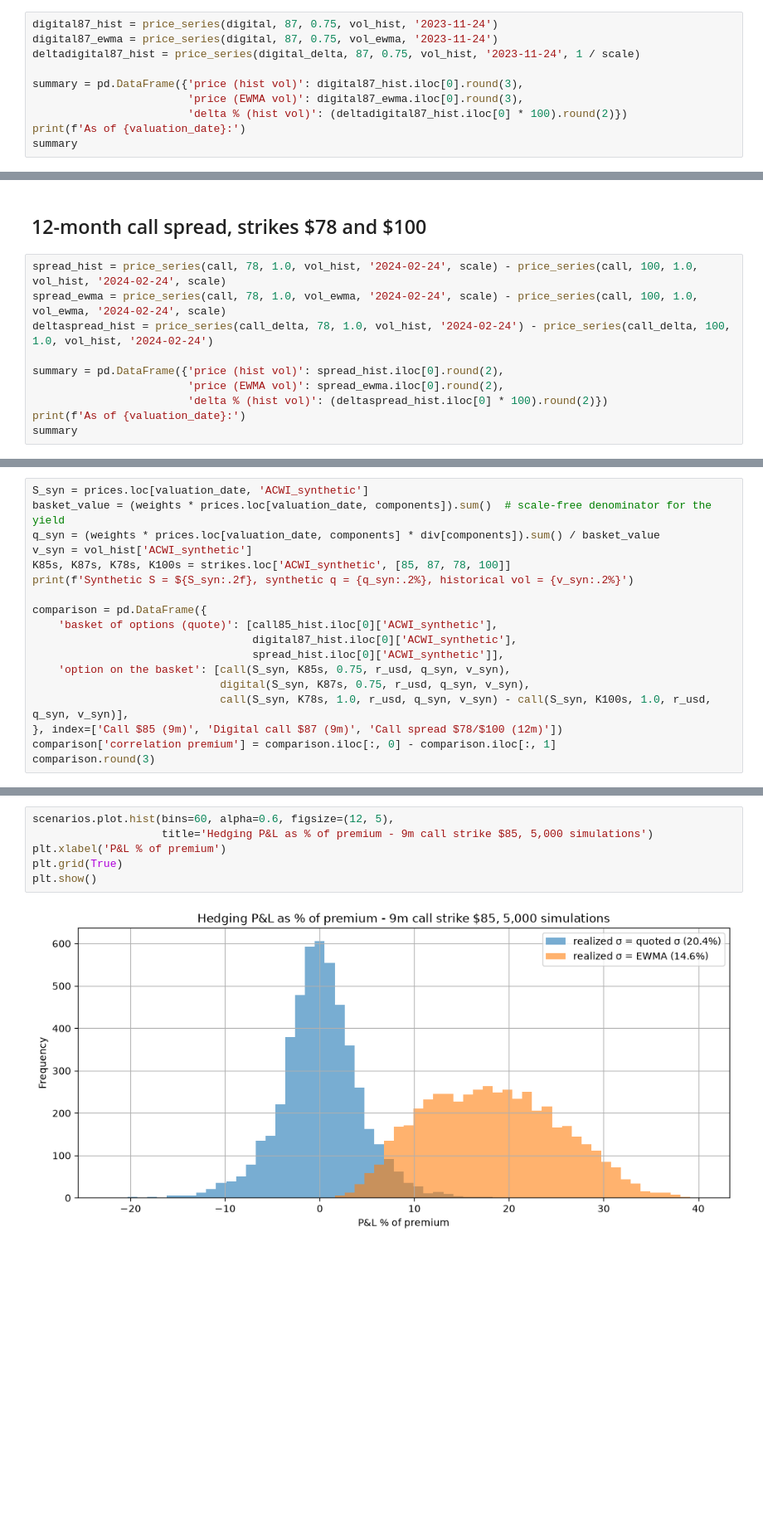
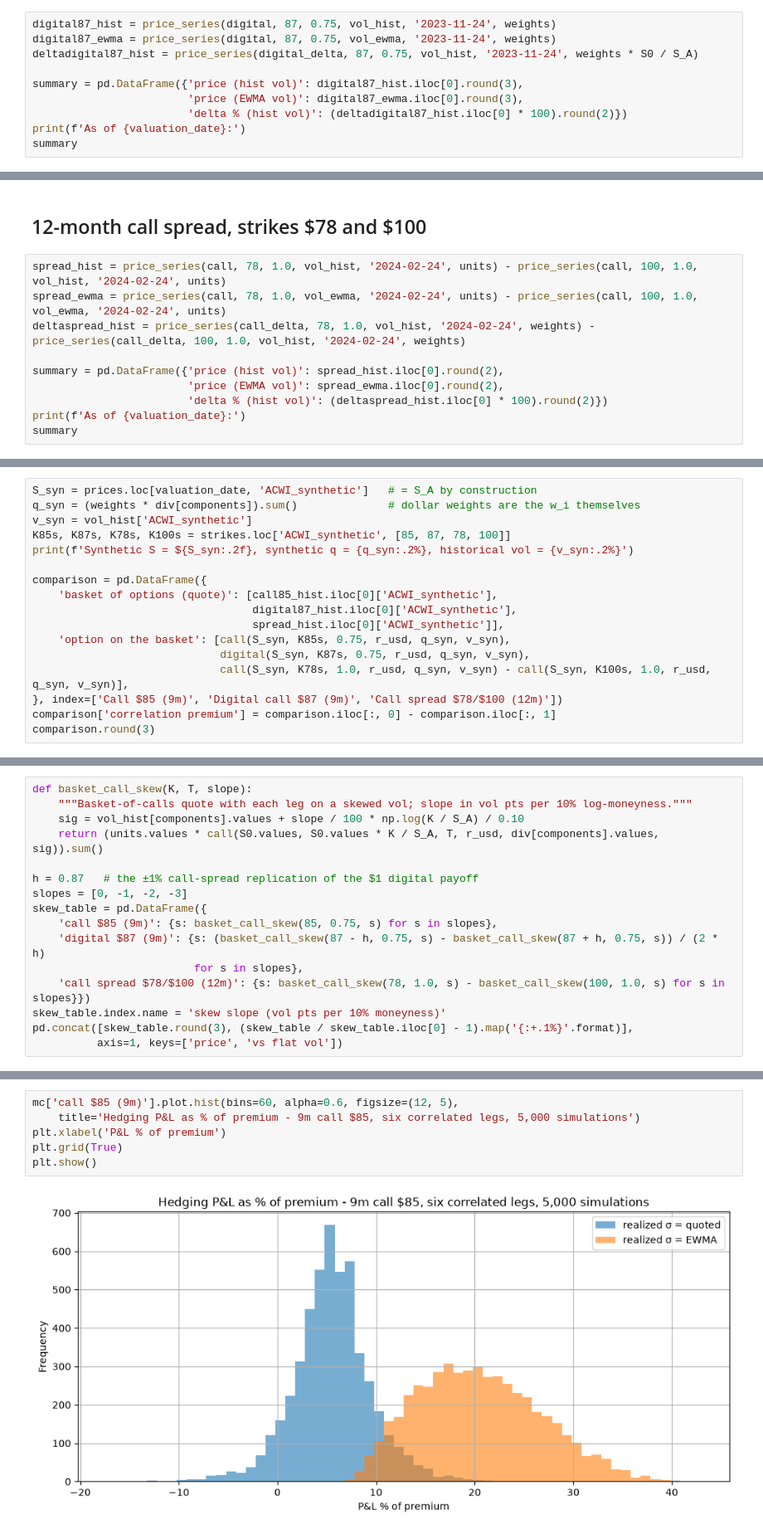
Before and after one commit to Aldo10F/acwi-synthetic-options, a Jupyter notebook: acwi_synthetic_options.ipynb, the cells around one changed output, grey strips where cells are left out. Shown at 83% size. Saved outputs shown, nothing was run; the diff lists cells and outputs as text; blank space fills up the shorter version.

Commit message:
Fix replication basket to dollar weights (was 94% IVV by value); add multivariate MC realizing the correlation premium, skew sensitivity, no-arbitrage guards, and CI bands on backtest P&L.

```diff
--- a/acwi_synthetic_options.ipynb
+++ b/acwi_synthetic_options.ipynb
@@ -429,9 +462,9 @@ plt.show()
 # %% [markdown]
 ## 9-month digital call, strike \$87
 # %%
-digital87_hist = price_series(digital, 87, 0.75, vol_hist, '2023-11-24')
-digital87_ewma = price_series(digital, 87, 0.75, vol_ewma, '2023-11-24')
-deltadigital87_hist = price_series(digital_delta, 87, 0.75, vol_hist, '2023-11-24', 1 / scale)
+digital87_hist = price_series(digital, 87, 0.75, vol_hist, '2023-11-24', weights)
+digital87_ewma = price_series(digital, 87, 0.75, vol_ewma, '2023-11-24', weights)
+deltadigital87_hist = price_series(digital_delta, 87, 0.75, vol_hist, '2023-11-24', weights * S0 / S_A)
 
 summary = pd.DataFrame({'price (hist vol)': digital87_hist.iloc[0].round(3),
                         'price (EWMA vol)': digital87_ewma.iloc[0].round(3),
@@ -462,9 +495,9 @@ plt.show()
 # %% [markdown]
 ## 12-month call spread, strikes \$78 and \$100
 # %%
-spread_hist = price_series(call, 78, 1.0, vol_hist, '2024-02-24', scale) - price_series(call, 100, 1.0, vol_hist, '2024-02-24', scale)
-spread_ewma = price_series(call, 78, 1.0, vol_ewma, '2024-02-24', scale) - price_series(call, 100, 1.0, vol_ewma, '2024-02-24', scale)
-deltaspread_hist = price_series(call_delta, 78, 1.0, vol_hist, '2024-02-24') - price_series(call_delta, 100, 1.0, vol_hist, '2024-02-24')
+spread_hist = price_series(call, 78, 1.0, vol_hist, '2024-02-24', units) - price_series(call, 100, 1.0, vol_hist, '2024-02-24', units)
+spread_ewma = price_series(call, 78, 1.0, vol_ewma, '2024-02-24', units) - price_series(call, 100, 1.0, vol_ewma, '2024-02-24', units)
+deltaspread_hist = price_series(call_delta, 78, 1.0, vol_hist, '2024-02-24', weights) - price_series(call_delta, 100, 1.0, vol_hist, '2024-02-24', weights)
 
 summary = pd.DataFrame({'price (hist vol)': spread_hist.iloc[0].round(2),
                         'price (EWMA vol)': spread_ewma.iloc[0].round(2),
@@ -499,9 +576,8 @@ A linear combination of options is not an option on the linear combination. For
 
 To quantify it, each option is priced directly on the synthetic index, with its own volatility and dividend yield, and the implied volatility is extracted from the basket quote.
 # %%
-S_syn = prices.loc[valuation_date, 'ACWI_synthetic']
-basket_value = (weights * prices.loc[valuation_date, components]).sum()  # scale-free denominator for the yield
-q_syn = (weights * prices.loc[valuation_date, components] * div[components]).sum() / basket_value
+S_syn = prices.loc[valuation_date, 'ACWI_synthetic']   # = S_A by construction
+q_syn = (weights * div[components]).sum()              # dollar weights are the w_i themselves
 v_syn = vol_hist['ACWI_synthetic']
 K85s, K87s, K78s, K100s = strikes.loc['ACWI_synthetic', [85, 87, 78, 100]]
 print(f'Synthetic S = ${S_syn:.2f}, synthetic q = {q_syn:.2%}, historical vol = {v_syn:.2%}')
@@ -532,0 +615,16 @@ Historical volatility of the synthetic index:   20.41%
+# %%
+def basket_call_skew(K, T, slope):
+    """Basket-of-calls quote with each leg on a skewed vol; slope in vol pts per 10% log-moneyness."""
+    sig = vol_hist[components].values + slope / 100 * np.log(K / S_A) / 0.10
+    return (units.values * call(S0.values, S0.values * K / S_A, T, r_usd, div[components].values, sig)).sum()
+
+h = 0.87   # the ±1% call-spread replication of the $1 digital payoff
+slopes = [0, -1, -2, -3]
+skew_table = pd.DataFrame({
+    'call $85 (9m)': {s: basket_call_skew(85, 0.75, s) for s in slopes},
+    'digital $87 (9m)': {s: (basket_call_skew(87 - h, 0.75, s) - basket_call_skew(87 + h, 0.75, s)) / (2 * h)
+                         for s in slopes},
+    'call spread $78/$100 (12m)': {s: basket_call_skew(78, 1.0, s) - basket_call_skew(100, 1.0, s) for s in slopes}})
+skew_table.index.name = 'skew slope (vol pts per 10% moneyness)'
+pd.concat([skew_table.round(3), (skew_table / skew_table.iloc[0] - 1).map('{:+.1%}'.format)],
+          axis=1, keys=['price', 'vs flat vol'])
@@ -610,8 +738,8 @@ scenarios.describe(percentiles=[0.05, 0.5, 0.95]).round(2)
 # %%
-scenarios.plot.hist(bins=60, alpha=0.6, figsize=(12, 5),
-                    title='Hedging P&L as % of premium - 9m call strike $85, 5,000 simulations')
+mc['call $85 (9m)'].plot.hist(bins=60, alpha=0.6, figsize=(12, 5),
+    title='Hedging P&L as % of premium - 9m call $85, six correlated legs, 5,000 simulations')
 plt.xlabel('P&L % of premium')
 plt.grid(True)
 plt.show()
 # %% [output]
-[figure, old version]
+[figure, new version]
```
Also changed, not shown: parts of 31 cells of this notebook, 1 other file.
